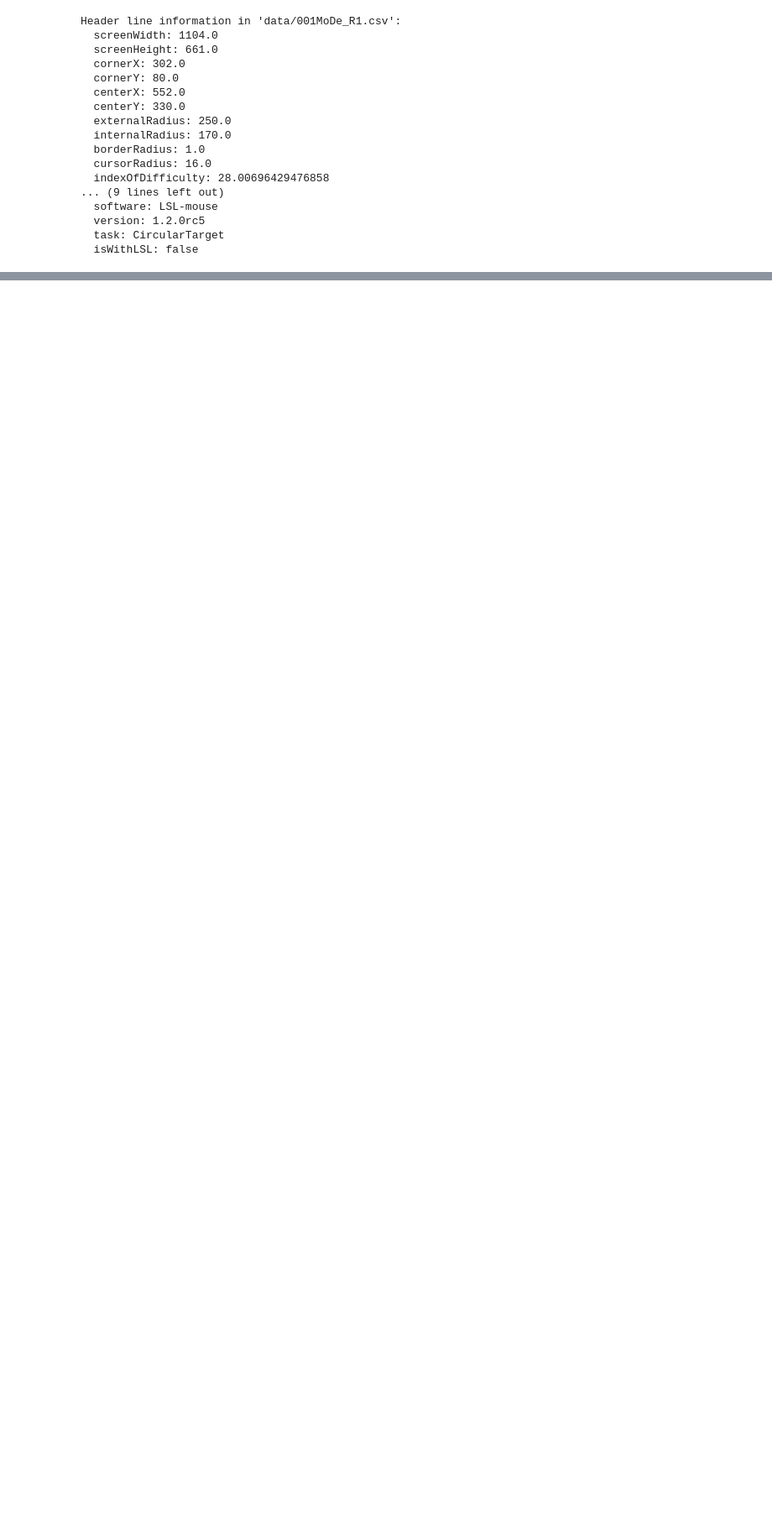
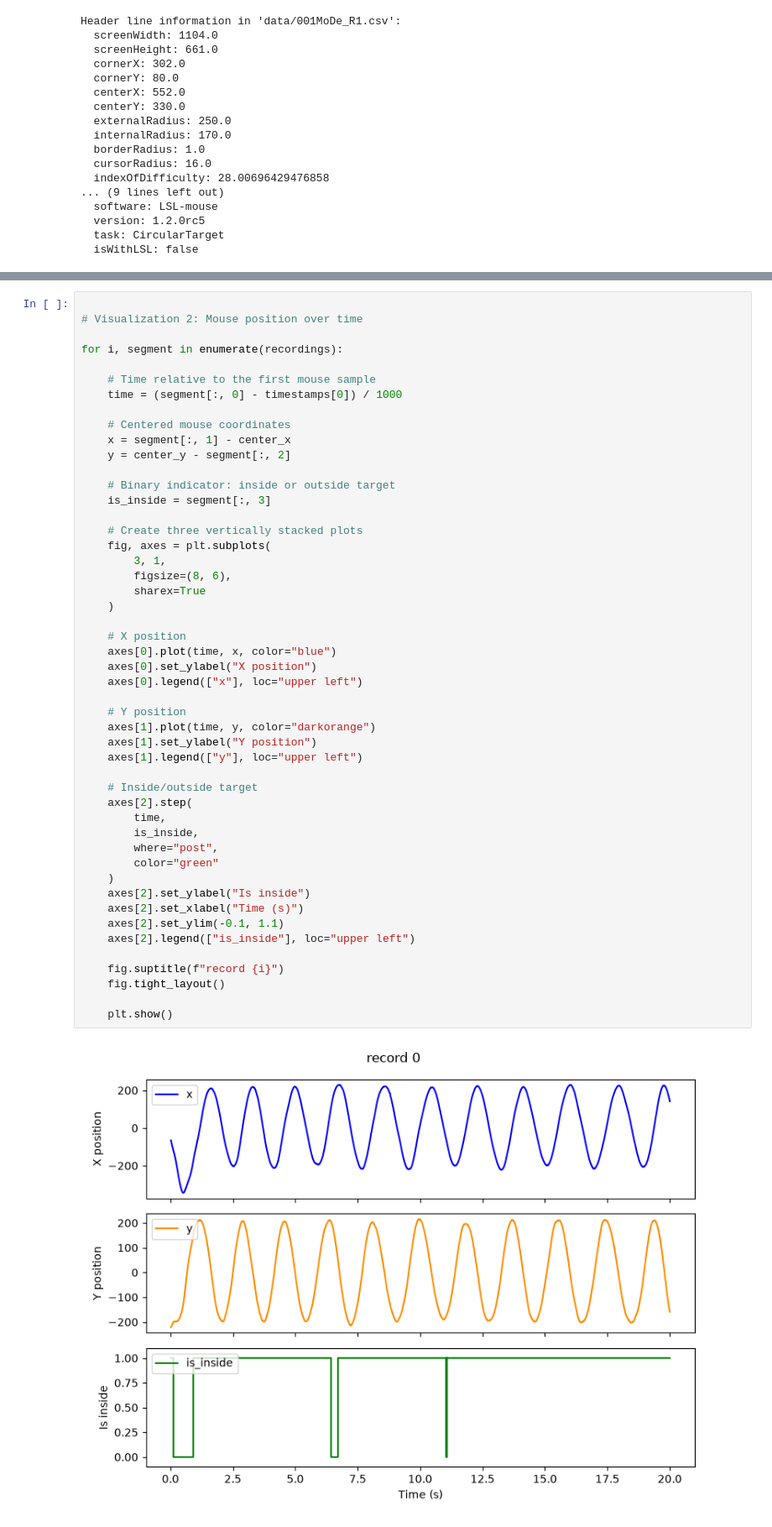
Before and after one commit to damienclanet080805-netizen/Circular-task-D, a Jupyter notebook: Circular task D.ipynb, the cells around one changed output, grey strips where cells are left out. Shown at 84% size. Drawn from its saved outputs; the diff is of its cells as text; blank space fills up the shorter version.

```diff
--- a/Circular task D.ipynb
+++ b/Circular task D.ipynb
@@ -63,0 +418,51 @@ Header line information in 'data/001MoDe_R1.csv':
+# %%
+
+# Visualization 2: Mouse position over time
+
+for i, segment in enumerate(recordings):
+
+    # Time relative to the first mouse sample
+    time = (segment[:, 0] - timestamps[0]) / 1000
+
+    # Centered mouse coordinates
+    x = segment[:, 1] - center_x
+    y = center_y - segment[:, 2]
+
+    # Binary indicator: inside or outside target
+    is_inside = segment[:, 3]
+
+    # Create three vertically stacked plots
+    fig, axes = plt.subplots(
+        3, 1,
+        figsize=(8, 6),
+        sharex=True
+    )
+
+    # X position
+    axes[0].plot(time, x, color="blue")
+    axes[0].set_ylabel("X position")
+    axes[0].legend(["x"], loc="upper left")
+
+    # Y position
+    axes[1].plot(time, y, color="darkorange")
+    axes[1].set_ylabel("Y position")
+    axes[1].legend(["y"], loc="upper left")
+
+    # Inside/outside target
+    axes[2].step(
+        time,
+        is_inside,
+        where="post",
+        color="green"
+    )
+    axes[2].set_ylabel("Is inside")
+    axes[2].set_xlabel("Time (s)")
+    axes[2].set_ylim(-0.1, 1.1)
+    axes[2].legend(["is_inside"], loc="upper left")
+
+    fig.suptitle(f"record {i}")
+    fig.tight_layout()
+
+    plt.show()
+# %% [output]
+[figure, added]
```
Also changed, not shown: parts of 36 cells of this notebook.
